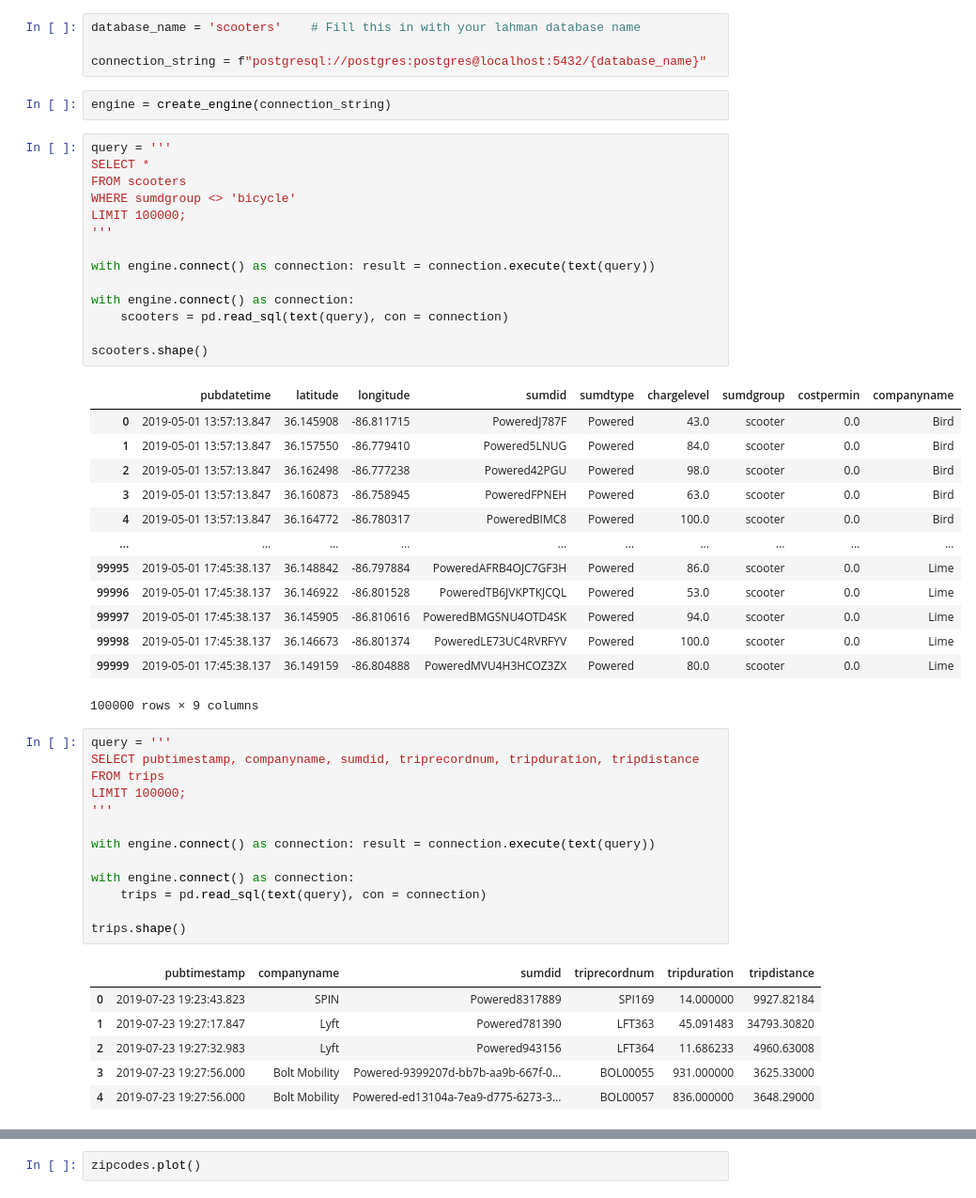
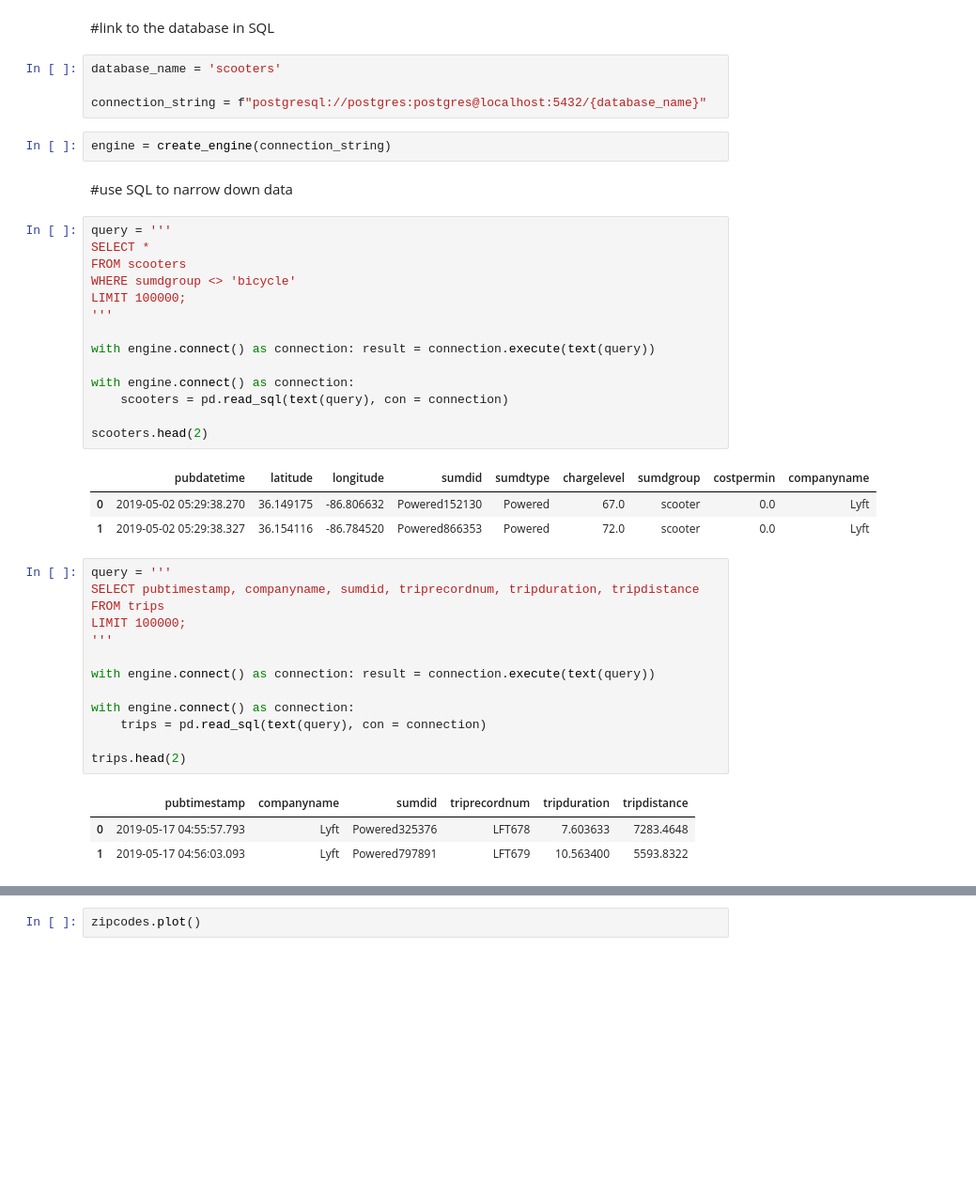
Before and after one commit to NSS-Full-Time-Data-Analytics-11/nashville-scooters-tucker, a Jupyter notebook: notebooks/scooters.ipynb, the cells around one changed output, grey strips where cells are left out. Shown: that part at 94% size. Cells and saved outputs as stored; diff of their text form; blank space fills up the shorter version.

Commit message:
scooters 6

```diff
--- a/notebooks/scooters.ipynb
+++ b/notebooks/scooters.ipynb
@@ -11,37 +10,31 @@ from folium.plugins import FastMarkerCluster
+# %% [markdown]
+#link to the database in SQL
 # %%
-database_name = 'scooters'    # Fill this in with your lahman database name
+database_name = 'scooters'
 
 connection_string = f"postgresql://postgres:postgres@localhost:5432/{database_name}"
 # %%
 engine = create_engine(connection_string)
+# %% [markdown]
+#use SQL to narrow down data
 # %%
 query = '''
 SELECT *
 FROM scooters
 WHERE sumdgroup <> 'bicycle'
 LIMIT 100000;
 '''
 
 with engine.connect() as connection: result = connection.execute(text(query))
 
 with engine.connect() as connection:
     scooters = pd.read_sql(text(query), con = connection)
 
-scooters.shape()
+scooters.head(2)
 # %% [output]
 |  | pubdatetime | latitude | longitude | sumdid | sumdtype | chargelevel | sumdgroup | costpermin | companyname |
-| 0 | 2019-05-01 13:57:13.847 | 36.145908 | -86.811715 | PoweredJ787F | Powered | 43.0 | scooter | 0.0 | Bird |
-| 1 | 2019-05-01 13:57:13.847 | 36.157550 | -86.779410 | Powered5LNUG | Powered | 84.0 | scooter | 0.0 | Bird |
-| 2 | 2019-05-01 13:57:13.847 | 36.162498 | -86.777238 | Powered42PGU | Powered | 98.0 | scooter | 0.0 | Bird |
-| 3 | 2019-05-01 13:57:13.847 | 36.160873 | -86.758945 | PoweredFPNEH | Powered | 63.0 | scooter | 0.0 | Bird |
-| 4 | 2019-05-01 13:57:13.847 | 36.164772 | -86.780317 | PoweredBIMC8 | Powered | 100.0 | scooter | 0.0 | Bird |
-| ... | ... | ... | ... | ... | ... | ... | ... | ... | ... |
-| 99995 | 2019-05-01 17:45:38.137 | 36.148842 | -86.797884 | PoweredAFRB4OJC7GF3H | Powered | 86.0 | scooter | 0.0 | Lime |
-| 99996 | 2019-05-01 17:45:38.137 | 36.146922 | -86.801528 | PoweredTB6JVKPTKJCQL | Powered | 53.0 | scooter | 0.0 | Lime |
-| 99997 | 2019-05-01 17:45:38.137 | 36.145905 | -86.810616 | PoweredBMGSNU4OTD4SK | Powered | 94.0 | scooter | 0.0 | Lime |
-| 99998 | 2019-05-01 17:45:38.137 | 36.146673 | -86.801374 | PoweredLE73UC4RVRFYV | Powered | 100.0 | scooter | 0.0 | Lime |
-| 99999 | 2019-05-01 17:45:38.137 | 36.149159 | -86.804888 | PoweredMVU4H3HCOZ3ZX | Powered | 80.0 | scooter | 0.0 | Lime |
+| 0 | 2019-05-02 05:29:38.270 | 36.149175 | -86.806632 | Powered152130 | Powered | 67.0 | scooter | 0.0 | Lyft |
+| 1 | 2019-05-02 05:29:38.327 | 36.154116 | -86.784520 | Powered866353 | Powered | 72.0 | scooter | 0.0 | Lyft |
-100000 rows × 9 columns
 # %%
 query = '''
 SELECT pubtimestamp, companyname, sumdid, triprecordnum, tripduration, tripdistance
@@ -54,11 +47,8 @@ with engine.connect() as connection: result = connection.execute(text(query))
 with engine.connect() as connection:
     trips = pd.read_sql(text(query), con = connection)
 
-trips.shape()
+trips.head(2)
 # %% [output]
 |  | pubtimestamp | companyname | sumdid | triprecordnum | tripduration | tripdistance |
-| 0 | 2019-07-23 19:23:43.823 | SPIN | Powered8317889 | SPI169 | 14.000000 | 9927.82184 |
-| 1 | 2019-07-23 19:27:17.847 | Lyft | Powered781390 | LFT363 | 45.091483 | 34793.30820 |
-| 2 | 2019-07-23 19:27:32.983 | Lyft | Powered943156 | LFT364 | 11.686233 | 4960.63008 |
-| 3 | 2019-07-23 19:27:56.000 | Bolt Mobility | Powered-9399207d-bb7b-aa9b-667f-0... | BOL00055 | 931.000000 | 3625.33000 |
-| 4 | 2019-07-23 19:27:56.000 | Bolt Mobility | Powered-ed13104a-7ea9-d775-6273-3... | BOL00057 | 836.000000 | 3648.29000 |
+| 0 | 2019-05-17 04:55:57.793 | Lyft | Powered325376 | LFT678 | 7.603633 | 7283.4648 |
+| 1 | 2019-05-17 04:56:03.093 | Lyft | Powered797891 | LFT679 | 10.563400 | 5593.8322 |
```
Also changed, not shown: parts of 52 cells of this notebook, 2 other files.
